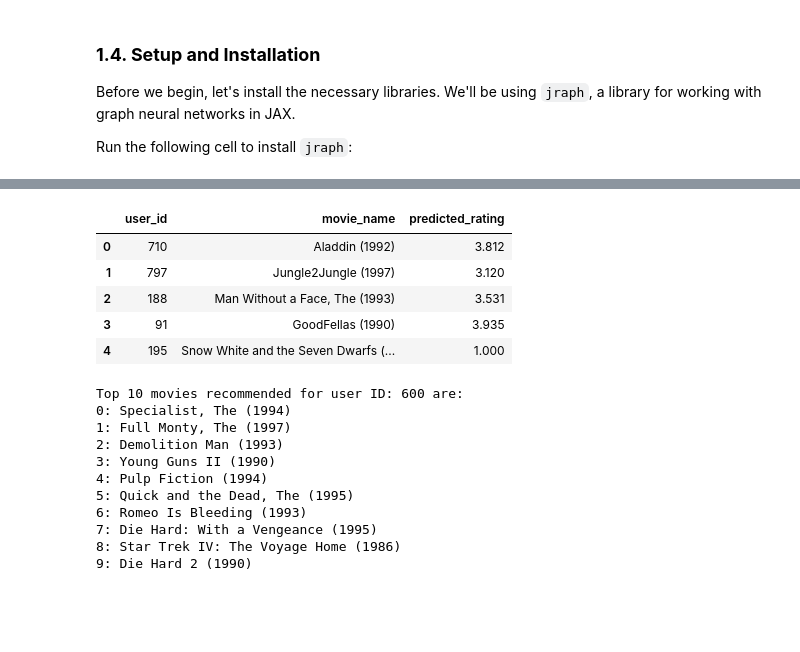
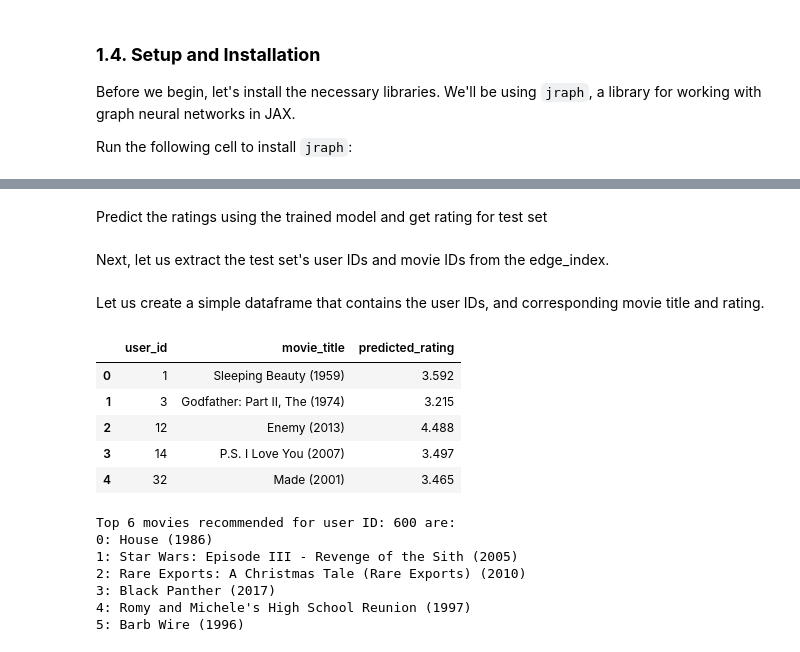
Before and after one commit to deep-learning-indaba/indaba-pracs-2024, a Jupyter notebook: practicals/GNN_for_recommendations.ipynb, the cells around one changed output, grey strips where cells are left out. Saved outputs shown, nothing was run; the diff lists cells and outputs as text; code cells hidden in the pictures; blank space fills up the shorter version.

```diff
--- a/practicals/GNN_for_recommendations.ipynb
+++ b/practicals/GNN_for_recommendations.ipynb
@@ -309,6 +269,7 @@ class GraphConvLayer(nn.Module):
 # Define one layer gcn
 gcn_layer = GraphConvLayer(
     output_decoder_dim = 1,
+    attention_logit_fn=lambda n: MLP(features=[64, 1])(n),
     update_node_fn=lambda n: MLP(features=[64, 64])(n),
     aggregate_nodes_fn=jax.ops.segment_sum,
     add_self_edges=False,
@@ -371,20 +332,22 @@ def create_train_state(
     return state
 # %%
 # Initialize model, train state, and other hparams
-optimizer = optax.adam(learning_rate=0.001)
+optimizer = optax.adam(learning_rate=0.0001)
 rng = jax.random.PRNGKey(0)
 rng, init_rng = jax.random.split(rng)
 rngs = {"params": rng, "dropout": init_rng}
 
 model = GraphConvLayer(
     output_decoder_dim = 1,
-    update_node_fn=lambda n: MLP(features=[128, 128, 64])(n),
+    attention_logit_fn=lambda n: MLP(features=[64, 1])(n),
+    update_node_fn=lambda n: MLP(features=[64, 64])(n),
     aggregate_nodes_fn=jax.ops.segment_sum,
     add_self_edges=True,
     layer_norm=True,
     symmetric_normalization=True,
     num_user_nodes=graph.globals['num_users'],
 )
+
 state = create_train_state(
     model=model,
     graph=graph,
@@ -526,4 +476,5 @@ test_edge_receivers = graph.receivers[test_mask.squeeze()] - len(data.user_mappi
+# %% [markdown]
+Predict the ratings using the trained model and get rating for test set
 # %%
-# Predict the ratings using the trained model
 _, logits = evaluate_step(final_state, graph, labels=graph.edges, mask=test_mask)
-predicted_ratings = logits[test_mask]
+predicted_ratings = np.array(logits[test_mask])
@@ -538,43 +481,47 @@ original_movie_ids = np.array([reverse_movie_mapping[v] for v in test_edge_recei
+# %% [markdown]
+Next, let us extract the test set's user IDs and movie IDs from the edge_index.
+# %%
+user_ids = data.edge_index[0][data.test_mask[:, 0]].numpy()
+movie_ids = data.edge_index[1][data.test_mask[:, 0]].numpy()
+# %% [markdown]
+Let us create a simple dataframe that contains the user IDs, and corresponding movie title and rating.
 # %%
-# Get movie names using the original movie_ids
-movie_title = movies_df.set_index('movie_id').loc[original_movie_ids, 'movie_title'].values
+# Map movie IDs to titles
+movie_titles = [data.movie_id_to_title.get(movie_id) for movie_id in movie_ids]
 
-# Create a DataFrame with the results
 predicted_ratings_df = pd.DataFrame({
-    'user_id': original_user_ids,
-    'movie_name': movie_title,
+    'user_id': user_ids,
+    'movie_title': movie_titles,
     'predicted_rating': np.round(predicted_ratings, 3)
 })
+
 predicted_ratings_df.head()
 # %% [output]
-|  | user_id | movie_name | predicted_rating |
-| 0 | 710 | Aladdin (1992) | 3.812 |
-| 1 | 797 | Jungle2Jungle (1997) | 3.120 |
-| 2 | 188 | Man Without a Face, The (1993) | 3.531 |
-| 3 | 91 | GoodFellas (1990) | 3.935 |
-| 4 | 195 | Snow White and the Seven Dwarfs (... | 1.000 |
+|  | user_id | movie_title | predicted_rating |
+| 0 | 1 | Sleeping Beauty (1959) | 3.592 |
+| 1 | 3 | Godfather: Part II, The (1974) | 3.215 |
+| 2 | 12 | Enemy (2013) | 4.488 |
+| 3 | 14 | P.S. I Love You (2007) | 3.497 |
+| 4 | 32 | Made (2001) | 3.465 |
 # %%
 # Get the top N recommended movies for a user.
 
-user_id = "600"
+user_id = 600
+assert user_id in set(user_ids), f"the user ID doesn't exist, please select from existing user IDs: {user_ids}"
 N = 10
 
 top_movies = predicted_ratings_df[predicted_ratings_df['user_id'] == user_id].sort_values(by='predicted_rating', ascending=False).head(N)
-top_N = top_movies['movie_name'].tolist()
+top_N = top_movies['movie_title'].tolist()
 
 print(f'Top {len(top_N)} movies recommended for user ID: {user_id} are: ')
 
 for number, movie_title in enumerate(top_N):
     print(f'{number}: {movie_title}')
 # %% [output]
-Top 10 movies recommended for user ID: 600 are:
-0: Specialist, The (1994)
-1: Full Monty, The (1997)
-2: Demolition Man (1993)
-3: Young Guns II (1990)
-4: Pulp Fiction (1994)
-5: Quick and the Dead, The (1995)
-6: Romeo Is Bleeding (1993)
-7: Die Hard: With a Vengeance (1995)
-8: Star Trek IV: The Voyage Home (1986)
-9: Die Hard 2 (1990)
+Top 6 movies recommended for user ID: 600 are:
+0: House (1986)
+1: Star Wars: Episode III - Revenge of the Sith (2005)
+2: Rare Exports: A Christmas Tale (Rare Exports) (2010)
+3: Black Panther (2017)
+4: Romy and Michele's High School Reunion (1997)
+5: Barb Wire (1996)
```
Also changed, not shown: parts of 39 cells of this notebook, 2 other files.
